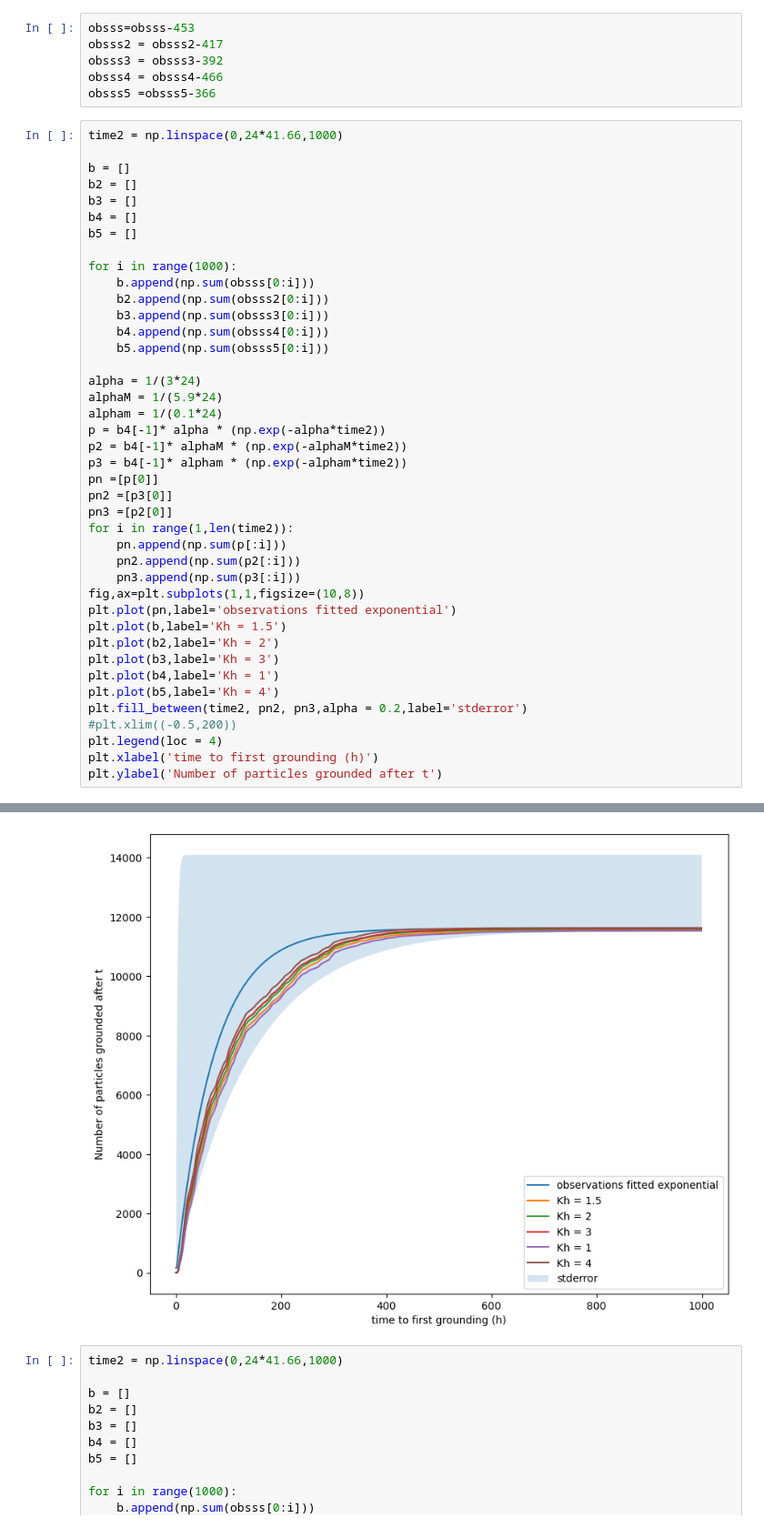
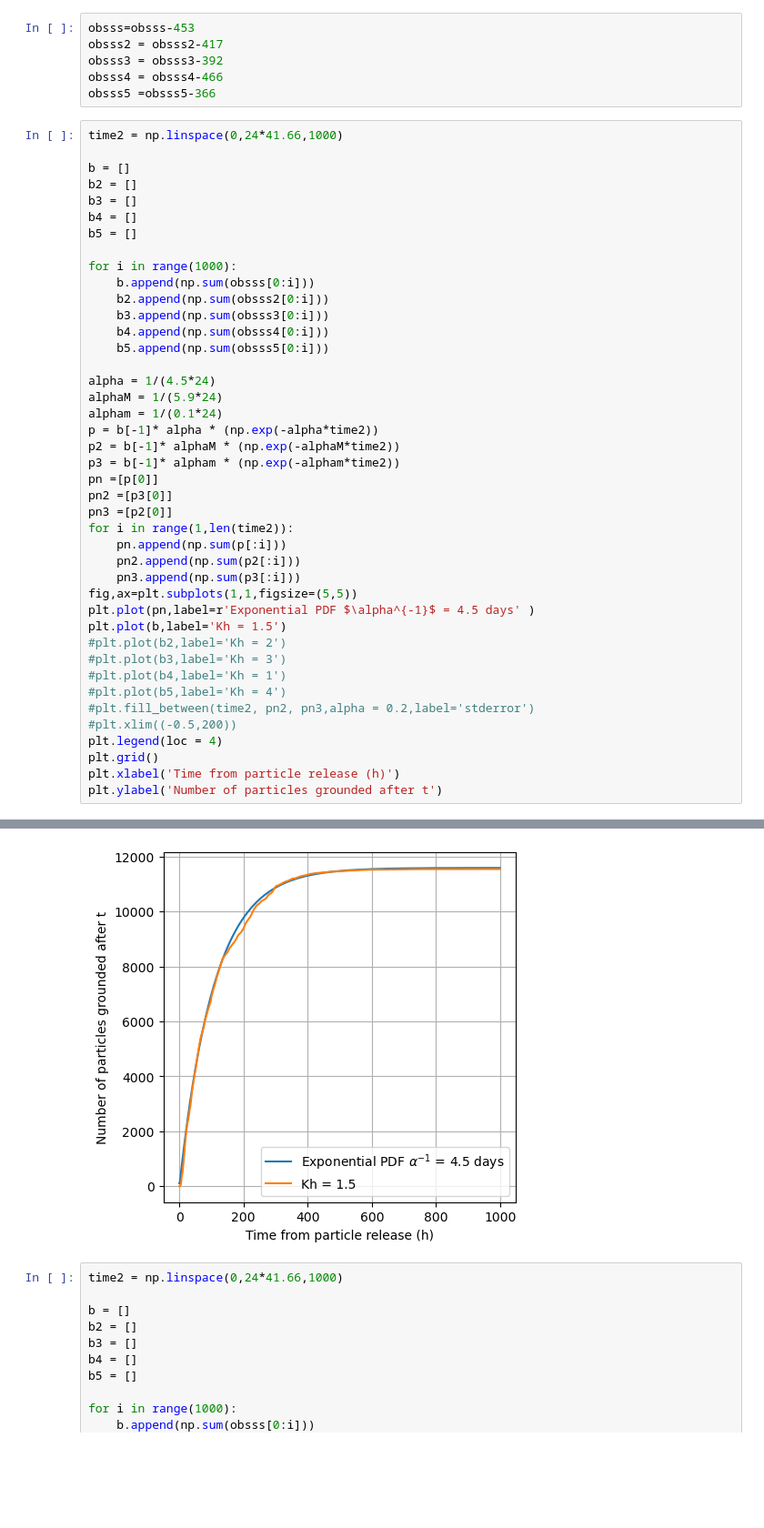
Before and after one commit to SalishSeaCast/analysis-jose, a Jupyter notebook: notebooks/parcels/Remote/Fibres/check_beaching.ipynb, the cells around one changed output, grey strips where cells are left out. Shown at 91% size. Saved outputs shown, nothing was run; the diff lists cells and outputs as text; blank space fills up the shorter version.

Commit message:
updates and run grounding without stokes

```diff
--- a/notebooks/parcels/Remote/Fibres/check_beaching.ipynb
+++ b/notebooks/parcels/Remote/Fibres/check_beaching.ipynb
@@ -138,46 +167,47 @@ obsss5 =obsss5-366
 time2 = np.linspace(0,24*41.66,1000)
 
 b = []
 b2 = []
 b3 = []
 b4 = []
 b5 = []
 
 for i in range(1000):
     b.append(np.sum(obsss[0:i]))
     b2.append(np.sum(obsss2[0:i]))
     b3.append(np.sum(obsss3[0:i]))
     b4.append(np.sum(obsss4[0:i]))
     b5.append(np.sum(obsss5[0:i]))
 
-alpha = 1/(3*24)
+alpha = 1/(4.5*24)
 alphaM = 1/(5.9*24)
 alpham = 1/(0.1*24)
-p = b4[-1]* alpha * (np.exp(-alpha*time2))
-p2 = b4[-1]* alphaM * (np.exp(-alphaM*time2))
-p3 = b4[-1]* alpham * (np.exp(-alpham*time2))
+p = b[-1]* alpha * (np.exp(-alpha*time2))
+p2 = b[-1]* alphaM * (np.exp(-alphaM*time2))
+p3 = b[-1]* alpham * (np.exp(-alpham*time2))
 pn =[p[0]]
 pn2 =[p3[0]]
 pn3 =[p2[0]]
 for i in range(1,len(time2)):
     pn.append(np.sum(p[:i]))
     pn2.append(np.sum(p2[:i]))
     pn3.append(np.sum(p3[:i]))
-fig,ax=plt.subplots(1,1,figsize=(10,8))
-plt.plot(pn,label='observations fitted exponential')
+fig,ax=plt.subplots(1,1,figsize=(5,5))
+plt.plot(pn,label=r'Exponential PDF $\alpha^{-1}$ = 4.5 days' )
 plt.plot(b,label='Kh = 1.5')
-plt.plot(b2,label='Kh = 2')
-plt.plot(b3,label='Kh = 3')
-plt.plot(b4,label='Kh = 1')
-plt.plot(b5,label='Kh = 4')
-plt.fill_between(time2, pn2, pn3,alpha = 0.2,label='stderror')
+#plt.plot(b2,label='Kh = 2')
+#plt.plot(b3,label='Kh = 3')
+#plt.plot(b4,label='Kh = 1')
+#plt.plot(b5,label='Kh = 4')
+#plt.fill_between(time2, pn2, pn3,alpha = 0.2,label='stderror')
 #plt.xlim((-0.5,200))
 plt.legend(loc = 4)
-plt.xlabel('time to first grounding (h)')
+plt.grid()
+plt.xlabel('Time from particle release (h)')
 plt.ylabel('Number of particles grounded after t')
 # %% [output]
 Text(0, 0.5, 'Number of particles grounded after t')
-[figure, old version]
+[figure, new version]
 # %%
 time2 = np.linspace(0,24*41.66,1000)
 
```
Also changed, not shown: parts of 8 cells of this notebook, 7 other files.
